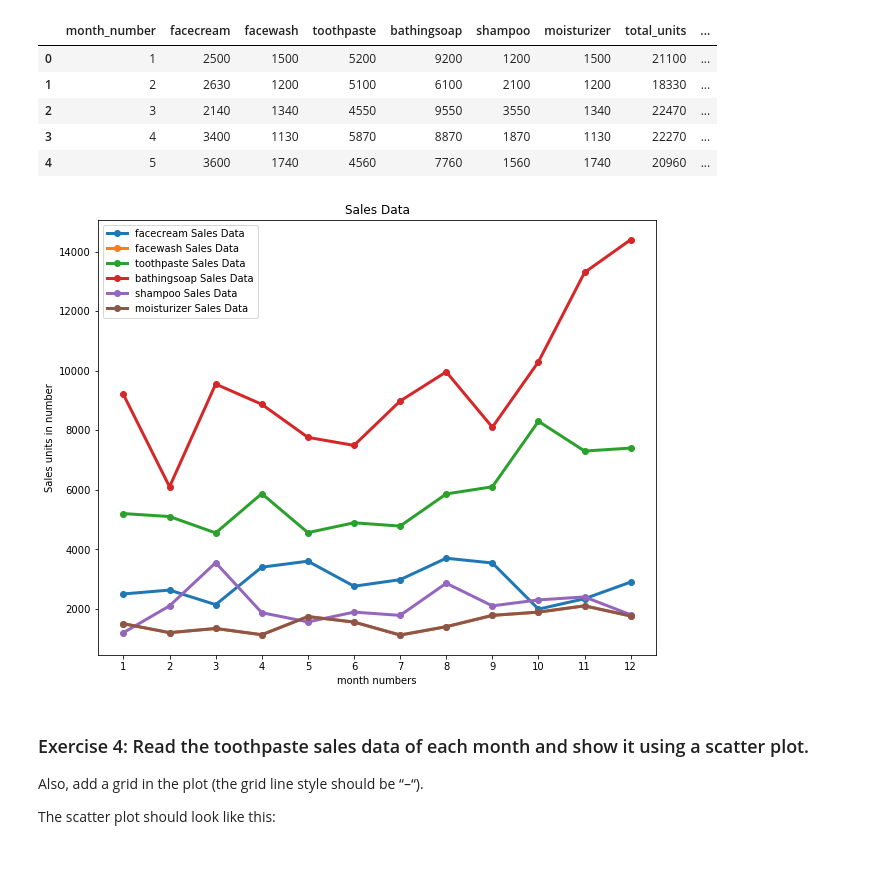
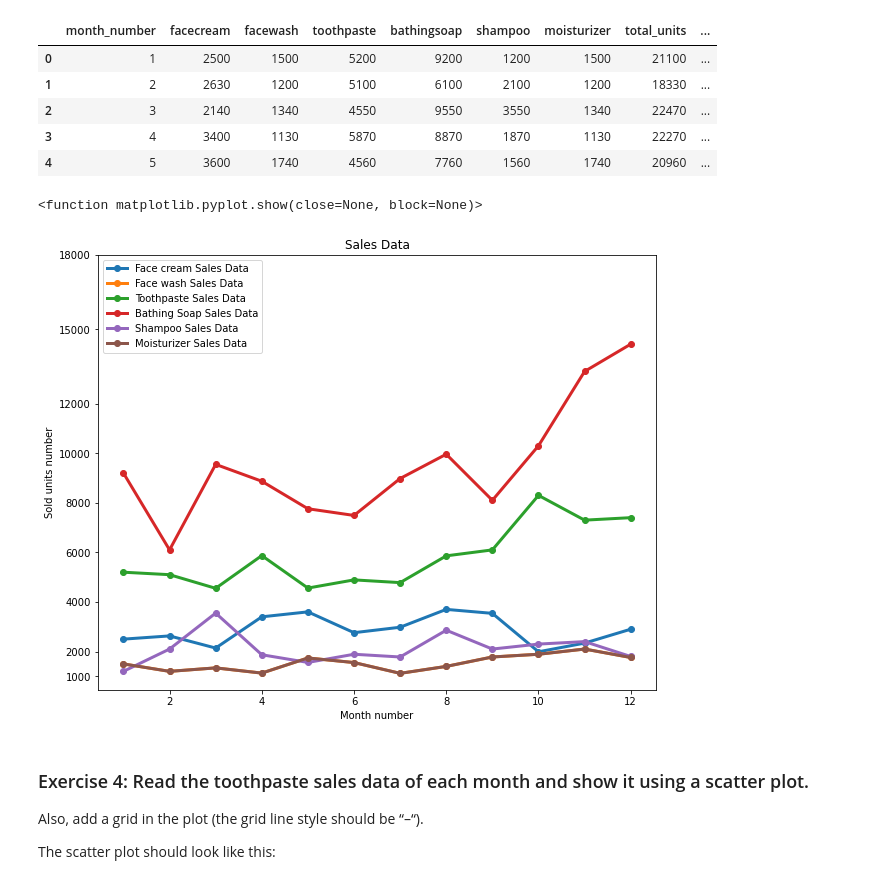
Before and after one commit to fbulbulov/AISpring-exercises, a Jupyter notebook: M1/d10_Matplotlib/Matplotlib_exercises.ipynb, the cells around one changed output. Drawn from its saved outputs; the diff is of its cells as text; code cells hidden in the pictures.

```diff
--- a/M1/d10_Matplotlib/Matplotlib_exercises.ipynb
+++ b/M1/d10_Matplotlib/Matplotlib_exercises.ipynb
@@ -83,11 +83,36 @@ data.head()
 | 2 | 3 | 2140 | 1340 | 4550 | 9550 | 3550 | 1340 | 22470 | ... |
 | 3 | 4 | 3400 | 1130 | 5870 | 8870 | 1870 | 1130 | 22270 | ... |
 | 4 | 5 | 3600 | 1740 | 4560 | 7760 | 1560 | 1740 | 20960 | ... |
-# %%
-# Write your code here
-fig, ax = plt.subplots(figsize=(10,8))
-# %% [output]
-[figure, removed]
+# %%
+# Write your code here
+fig, ax = plt.subplots(figsize=(10,8))
+
+data = pd.read_csv(url)
+profit = data ['total_profit'].tolist()
+month  = data ['month_number'].tolist()
+facecream = data['facecream'].tolist()
+facewash = data['facewash'].tolist()
+toothpaste=data['toothpaste'].tolist()
+bathingsoap=data['bathingsoap'].tolist()
+shampoo=data['shampoo'].tolist()
+moisturizer=data['moisturizer'].tolist()
+
+plt.plot(month, facecream, label = 'Face cream Sales Data', marker='o', linewidth=3)
+plt.plot(month, facewash, label = 'Face wash Sales Data', marker='o', linewidth=3)
+plt.plot(month, toothpaste, label = 'Toothpaste Sales Data', marker='o', linewidth=3)
+plt.plot(month, bathingsoap, label = 'Bathing Soap Sales Data', marker='o', linewidth=3)
+plt.plot(month, shampoo, label = 'Shampoo Sales Data', marker='o', linewidth=3)
+plt.plot(month, moisturizer, label = 'Moisturizer Sales Data', marker='o', linewidth=3)
+
+plt.title("Sales Data")
+plt.xlabel('Month number')
+plt.ylabel('Sold units number')
+plt.legend(loc='upper left')
+plt.yticks([1000, 2000, 4000, 6000, 8000, 10000, 12000, 15000, 18000])
+plt.show
+# %% [output]
+<function matplotlib.pyplot.show(close=None, block=None)>
+[figure, added]
 # %% [markdown]
 ### Exercise 4: Read the toothpaste sales data of each month and show it using a scatter plot.
 Also, add a grid in the plot (the grid line style should be “–“).
```
Also changed, not shown: parts of 1 cell of this notebook.
